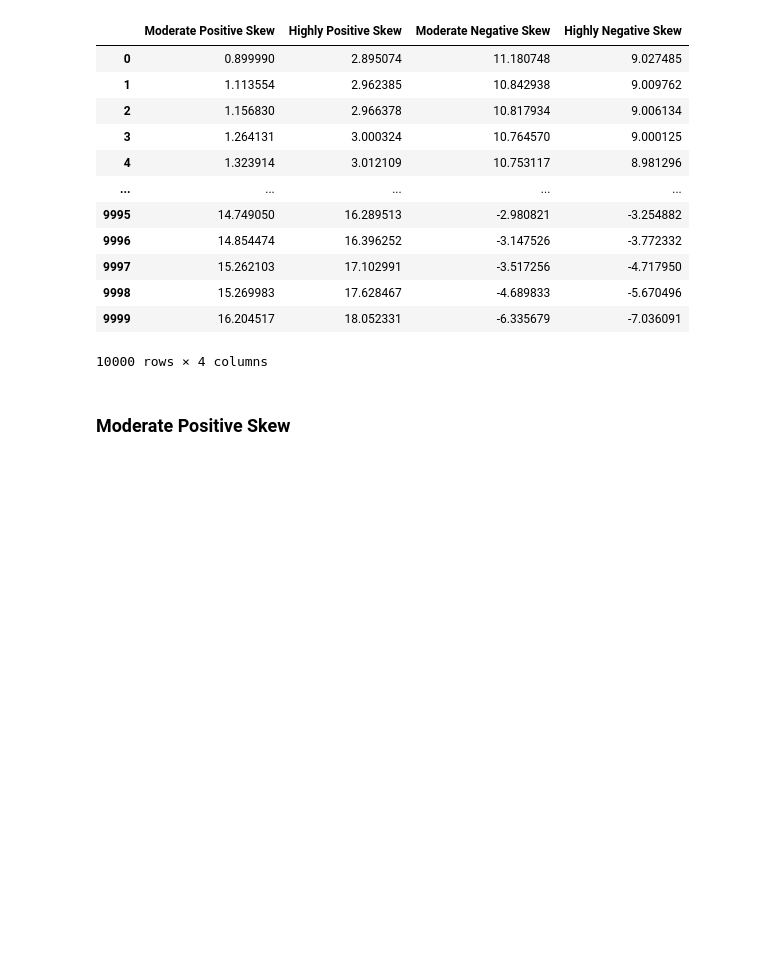
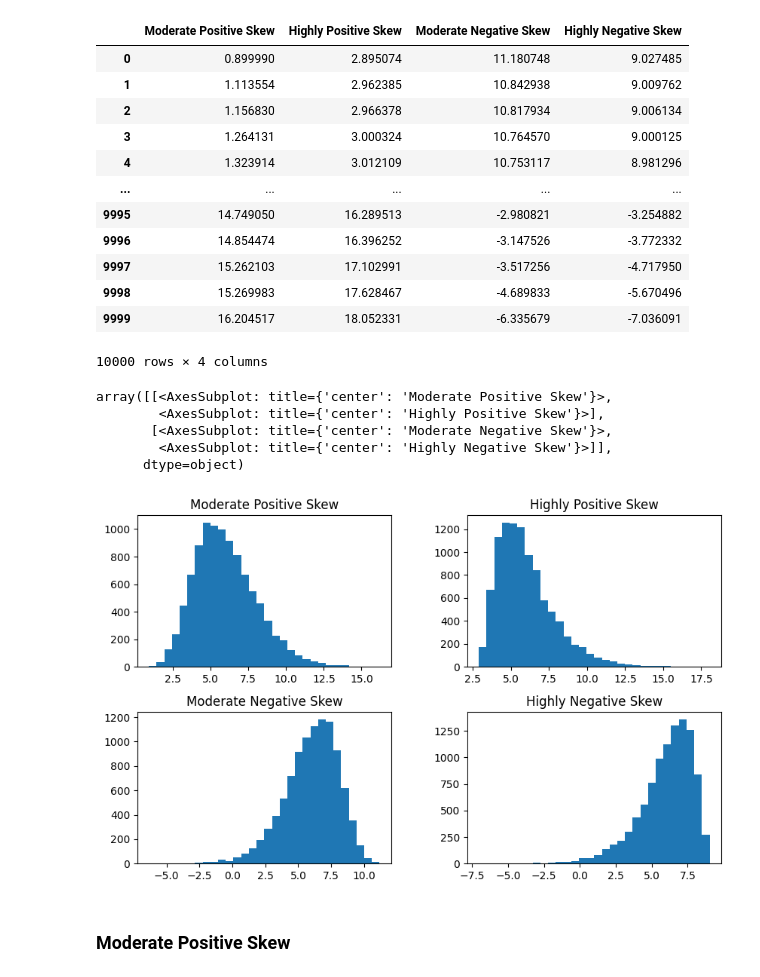
Before and after one commit to petrovskyyanton/Petrovskyi_Anton_Homework_PDS2, a Jupyter notebook: Lesson_48/Task.ipynb, the cells around one changed output. Saved outputs shown, nothing was run; the diff lists cells and outputs as text; code cells hidden in the pictures; blank space fills up the shorter version.

```diff
--- a/Lesson_48/Task.ipynb
+++ b/Lesson_48/Task.ipynb
@@ -22,6 +22,17 @@ df
 | 9998 | 15.269983 | 17.628467 | -4.689833 | -5.670496 |
 | 9999 | 16.204517 | 18.052331 | -6.335679 | -7.036091 |
 10000 rows × 4 columns
+# %%
+df.hist(grid=False,
+       figsize=(10, 6),
+       bins=30)
+# %% [output]
+array([[<AxesSubplot: title={'center': 'Moderate Positive Skew'}>,
+        <AxesSubplot: title={'center': 'Highly Positive Skew'}>],
+       [<AxesSubplot: title={'center': 'Moderate Negative Skew'}>,
+        <AxesSubplot: title={'center': 'Highly Negative Skew'}>]],
+      dtype=object)
+[figure, added]
 # %% [markdown]
 ### Moderate Positive Skew
 # %%
```
Also changed, not shown: parts of 1 cell of this notebook.
